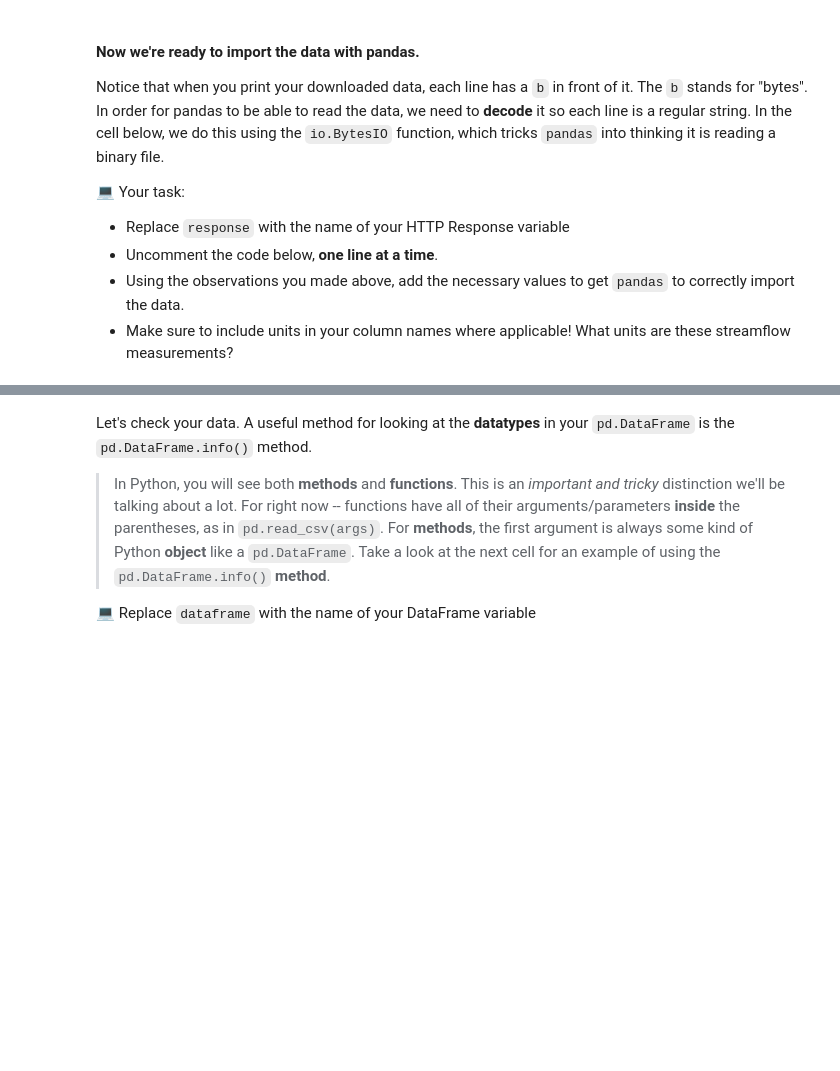
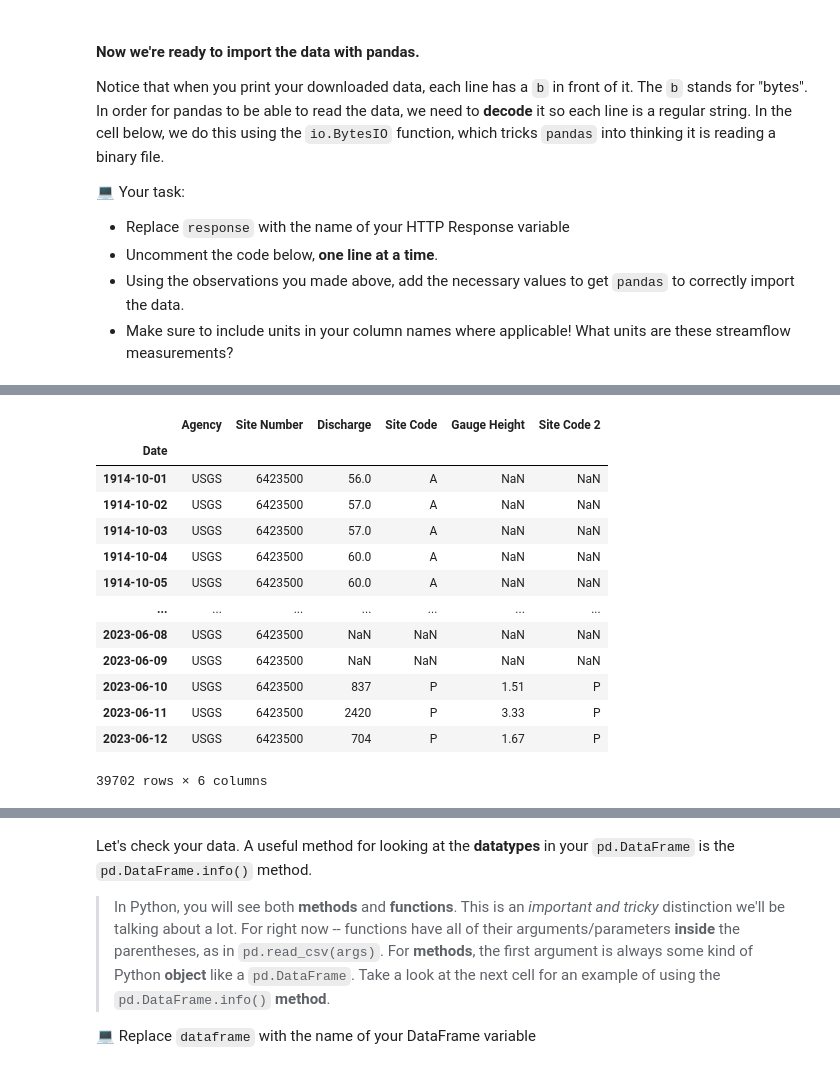
Before and after one commit to Haak0/time-series-data-Haak0, a Jupyter notebook: stars-02-time-series.ipynb, the cells around one changed output, grey strips where cells are left out. Drawn from its saved outputs; the diff is of its cells as text; code cells hidden in the pictures; blank space fills up the shorter version.

```diff
--- a/stars-02-time-series.ipynb
+++ b/stars-02-time-series.ipynb
@@ -272,0 +281,12 @@ raise NotImplementedError()
+# %%
+river_flow = pd.read_csv(
+    BytesIO(nwis_data.content),
+    comment='#',
+    delimiter='\t',
+    skiprows=[30,31],
+    names=['Agency', 'Site Number', 'Date', 'Discharge', 'Site Code', 'Gauge Height', 'Site Code 2'],
+    index_col='Date',
+    parse_dates=True,
+)
+river_flow_update = river_flow.drop(columns = ['Gauge Height', 'Site Code 2'])
+river_flow_update
@@ -273,3 +308,20 @@ raise NotImplementedError()
+# %%
+river_flow
+# %% [output]
+|  | Agency | Site Number | Discharge | Site Code | Gauge Height | Site Code 2 |
+| Date |  |  |  |  |  |  |
+| 1914-10-01 | USGS | 6423500 | 56.0 | A | NaN | NaN |
+| 1914-10-02 | USGS | 6423500 | 57.0 | A | NaN | NaN |
+| 1914-10-03 | USGS | 6423500 | 57.0 | A | NaN | NaN |
+| 1914-10-04 | USGS | 6423500 | 60.0 | A | NaN | NaN |
+| 1914-10-05 | USGS | 6423500 | 60.0 | A | NaN | NaN |
+| ... | ... | ... | ... | ... | ... | ... |
+| 2023-06-08 | USGS | 6423500 | NaN | NaN | NaN | NaN |
+| 2023-06-09 | USGS | 6423500 | NaN | NaN | NaN | NaN |
+| 2023-06-10 | USGS | 6423500 | 837 | P | 1.51 | P |
+| 2023-06-11 | USGS | 6423500 | 2420 | P | 3.33 | P |
+| 2023-06-12 | USGS | 6423500 | 704 | P | 1.67 | P |
+39702 rows × 6 columns
 # %%
 ans_df = _
 df_points = 0
```
Also changed, not shown: parts of 20 cells of this notebook.
